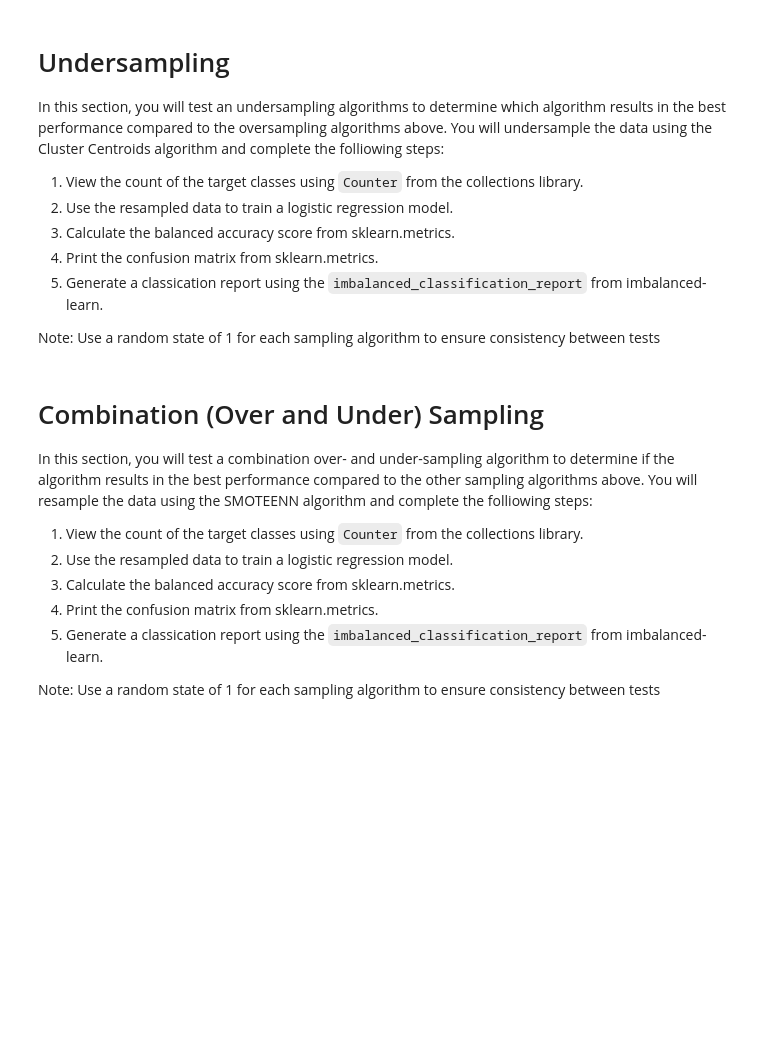
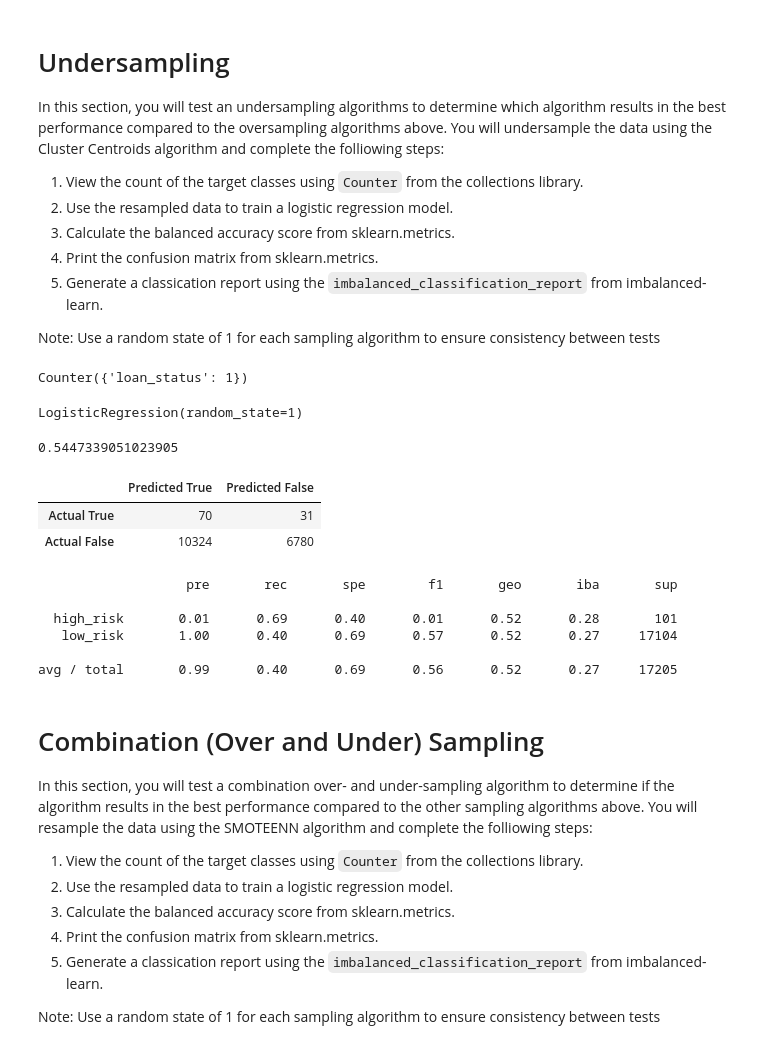
Before and after one commit to MServ/Credit_Risk_Analysis, a Jupyter notebook: credit_risk_resampling.ipynb, the cells around one changed output. Cells and saved outputs as stored; diff of their text form; code cells hidden in the pictures; blank space fills up the shorter version.

```diff
--- a/credit_risk_resampling.ipynb
+++ b/credit_risk_resampling.ipynb
@@ -230,7 +230,17 @@ Note: Use a random state of 1 for each sampling algorithm to ensure consistency
 # %%
 # Resample the data using the ClusterCentroids resampler
 # Warning: This is a large dataset, and this step may take some time to complete
-# YOUR CODE HERE
+from imblearn.under_sampling import ClusterCentroids
+cc = ClusterCentroids(random_state=1)
+X_resampled, y_resampled = cc.fit_resample(X_train, y_train)
+
+Counter(y_resampled)
+# %% [output]
+Counter({'loan_status': 1})
 # %%
 # Train the Logistic Regression model using the resampled data
-# YOUR CODE HERE
+from sklearn.linear_model import LogisticRegression
+model = LogisticRegression(solver='lbfgs', random_state=1)
+model.fit(X_resampled, y_resampled)
+# %% [output]
+LogisticRegression(random_state=1)
@@ -243,6 +247,33 @@ Note: Use a random state of 1 for each sampling algorithm to ensure consistency
+# %%
+# Calculated the balanced accuracy score
+from sklearn.metrics import balanced_accuracy_score
+y_pred = model.predict(X_test)
+balanced_accuracy_score(y_test, y_pred)
+# %% [output]
+0.5447339051023905
+# %%
+# Display the confusion matrix
+from sklearn.metrics import confusion_matrix
+cmatrix = confusion_matrix(y_test, y_pred)
+
+# Create a DataFrame from the confusion matrix to show labels
+cmatrix_df = pd.DataFrame(cmatrix, index=["Actual True", "Actual False"], columns=["Predicted True", "Predicted False"])
+cmatrix_df
+# %% [output]
+|  | Predicted True | Predicted False |
+| Actual True | 70 | 31 |
+| Actual False | 10324 | 6780 |
 # %%
 # Print the imbalanced classification report
-# YOUR CODE HERE
+from imblearn.metrics import classification_report_imbalanced
+print(classification_report_imbalanced(y_test, y_pred))
+# %% [output]
+                   pre       rec       spe        f1       geo       iba       sup
+
+  high_risk       0.01      0.69      0.40      0.01      0.52      0.28       101
+   low_risk       1.00      0.40      0.69      0.57      0.52      0.27     17104
+
+avg / total       0.99      0.40      0.69      0.56      0.52      0.27     17205
 # %% [markdown]
 # Combination (Over and Under) Sampling
 
```
Also changed, not shown: parts of 10 cells of this notebook.
